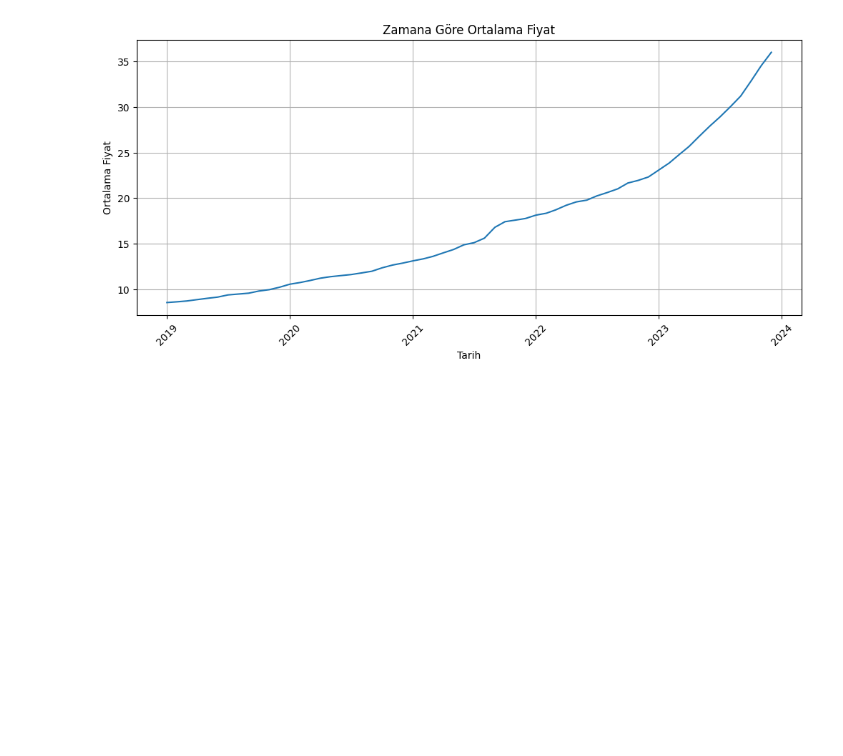
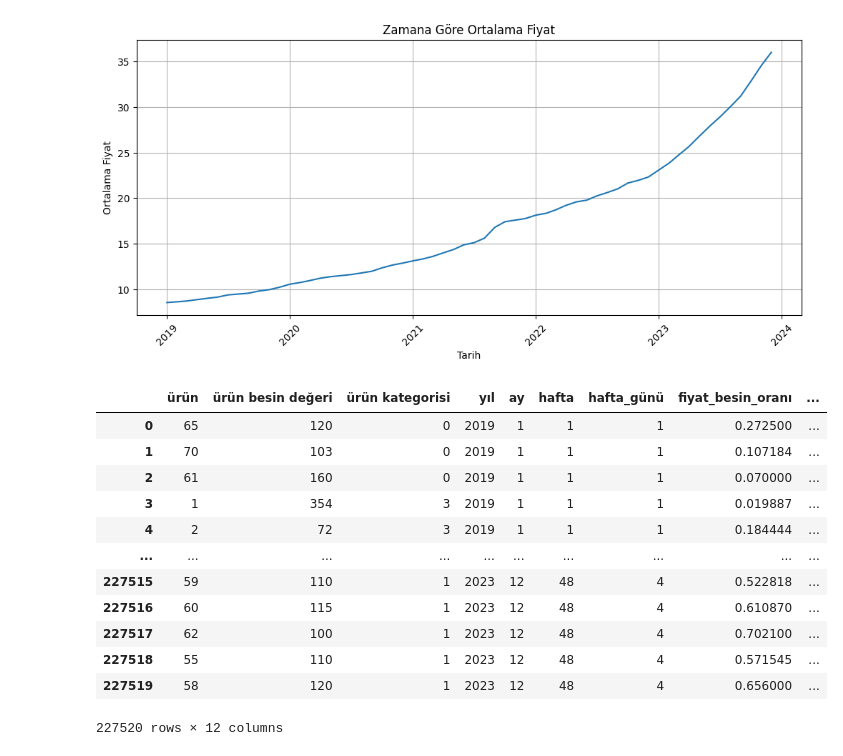
Before and after one commit to zeynepyildizz1/yzta-jam-2025-datathon, a Jupyter notebook: Feature Engineering-EDA.ipynb, the cells around one changed output. Drawn from its saved outputs; the diff is of its cells as text; code cells hidden in the pictures; blank space fills up the shorter version.

```diff
--- a/Feature Engineering-EDA.ipynb
+++ b/Feature Engineering-EDA.ipynb
@@ -156,8 +139,24 @@ plt.show()
 [figure]
 # %%
 y = train_df["ürün fiyatı"]
-X = train_df.drop(columns=["tarih", "ürün fiyatı"])
+X = train_df.drop(columns=["tarih", "ürün fiyatı", "gün"])
 # %%
 X = X.fillna(X.mean(numeric_only=True))
 # %%
 X = X.drop(columns=low_corr_features)
+# %%
+X
+# %% [output]
+|  | ürün | ürün besin değeri | ürün kategorisi | yıl | ay | hafta | hafta_günü | fiyat_besin_oranı | ... |
+| 0 | 65 | 120 | 0 | 2019 | 1 | 1 | 1 | 0.272500 | ... |
+| 1 | 70 | 103 | 0 | 2019 | 1 | 1 | 1 | 0.107184 | ... |
+| 2 | 61 | 160 | 0 | 2019 | 1 | 1 | 1 | 0.070000 | ... |
+| 3 | 1 | 354 | 3 | 2019 | 1 | 1 | 1 | 0.019887 | ... |
+| 4 | 2 | 72 | 3 | 2019 | 1 | 1 | 1 | 0.184444 | ... |
+| ... | ... | ... | ... | ... | ... | ... | ... | ... | ... |
+| 227515 | 59 | 110 | 1 | 2023 | 12 | 48 | 4 | 0.522818 | ... |
+| 227516 | 60 | 115 | 1 | 2023 | 12 | 48 | 4 | 0.610870 | ... |
+| 227517 | 62 | 100 | 1 | 2023 | 12 | 48 | 4 | 0.702100 | ... |
+| 227518 | 55 | 110 | 1 | 2023 | 12 | 48 | 4 | 0.571545 | ... |
+| 227519 | 58 | 120 | 1 | 2023 | 12 | 48 | 4 | 0.656000 | ... |
+227520 rows × 12 columns
```
Also changed, not shown: parts of 3 cells of this notebook.
